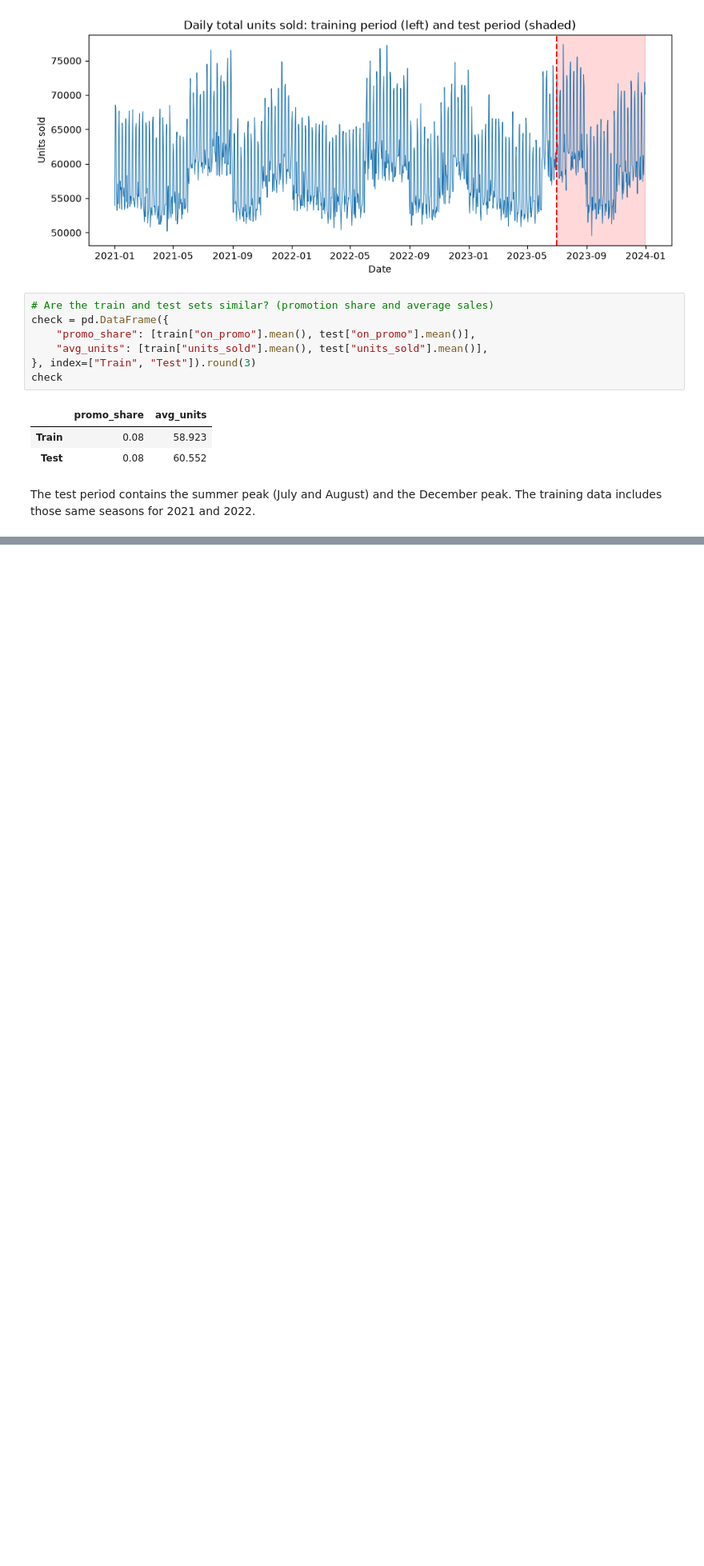
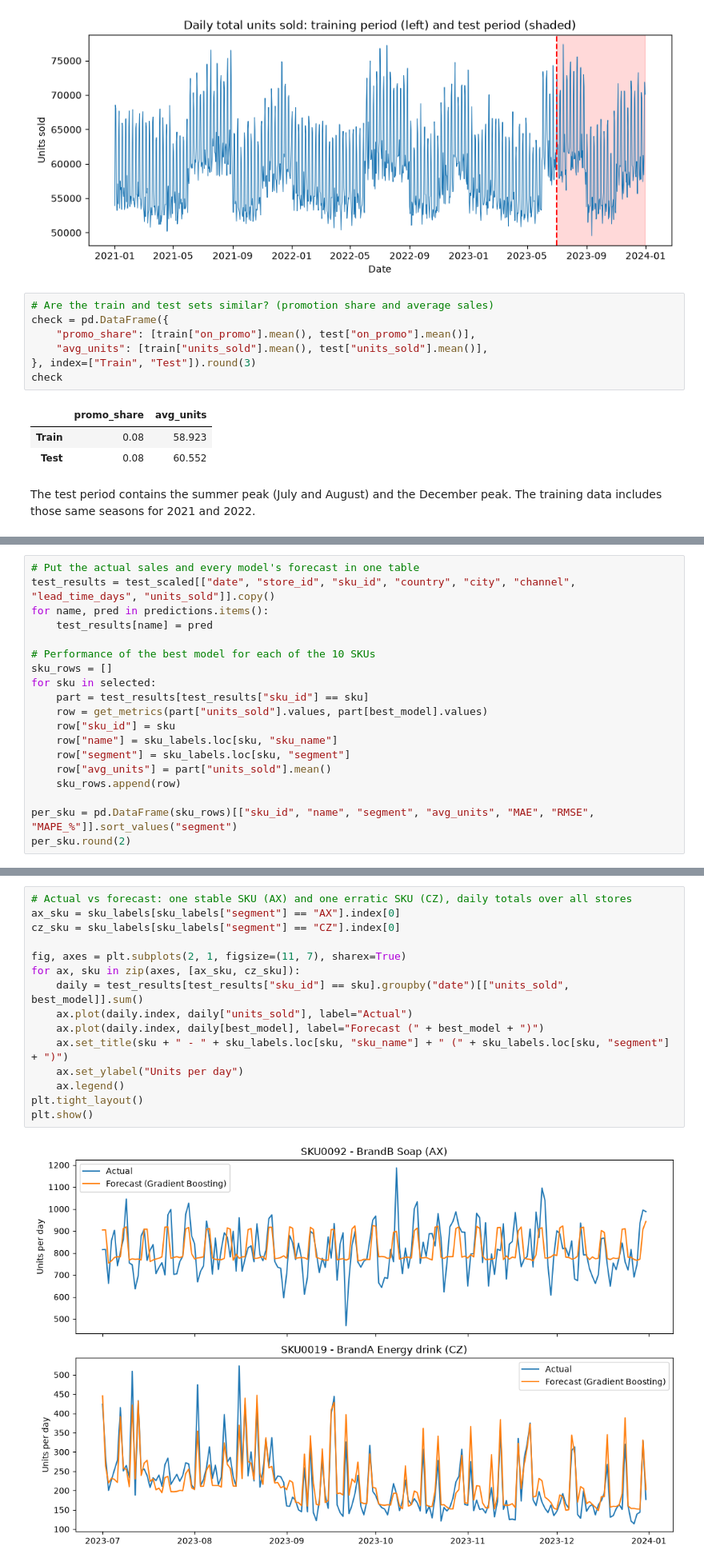
Before and after one commit to Chebet-Koske/data-ladder-capstone-project, a Jupyter notebook: notebooks/capstone_code.ipynb, the cells around one changed output, grey strips where cells are left out. Shown at 80% size. Saved outputs shown, nothing was run; the diff lists cells and outputs as text; blank space fills up the shorter version.

```diff
--- a/notebooks/capstone_code.ipynb
+++ b/notebooks/capstone_code.ipynb
@@ -1027,0 +1424,19 @@ The test period contains the summer peak (July and August) and the December peak
+# %%
+# Put the actual sales and every model's forecast in one table
+test_results = test_scaled[["date", "store_id", "sku_id", "country", "city", "channel", "lead_time_days", "units_sold"]].copy()
+for name, pred in predictions.items():
+    test_results[name] = pred
+
+# Performance of the best model for each of the 10 SKUs
+sku_rows = []
+for sku in selected:
+    part = test_results[test_results["sku_id"] == sku]
+    row = get_metrics(part["units_sold"].values, part[best_model].values)
+    row["sku_id"] = sku
+    row["name"] = sku_labels.loc[sku, "sku_name"]
+    row["segment"] = sku_labels.loc[sku, "segment"]
+    row["avg_units"] = part["units_sold"].mean()
+    sku_rows.append(row)
+
+per_sku = pd.DataFrame(sku_rows)[["sku_id", "name", "segment", "avg_units", "MAE", "RMSE", "MAPE_%"]].sort_values("segment")
+per_sku.round(2)
@@ -1027,0 +1455,17 @@ The test period contains the summer peak (July and August) and the December peak
+# %%
+# Actual vs forecast: one stable SKU (AX) and one erratic SKU (CZ), daily totals over all stores
+ax_sku = sku_labels[sku_labels["segment"] == "AX"].index[0]
+cz_sku = sku_labels[sku_labels["segment"] == "CZ"].index[0]
+
+fig, axes = plt.subplots(2, 1, figsize=(11, 7), sharex=True)
+for ax, sku in zip(axes, [ax_sku, cz_sku]):
+    daily = test_results[test_results["sku_id"] == sku].groupby("date")[["units_sold", best_model]].sum()
+    ax.plot(daily.index, daily["units_sold"], label="Actual")
+    ax.plot(daily.index, daily[best_model], label="Forecast (" + best_model + ")")
+    ax.set_title(sku + " - " + sku_labels.loc[sku, "sku_name"] + " (" + sku_labels.loc[sku, "segment"] + ")")
+    ax.set_ylabel("Units per day")
+    ax.legend()
+plt.tight_layout()
+plt.show()
+# %% [output]
+[figure, added]
```
Also changed, not shown: parts of 70 cells of this notebook.
